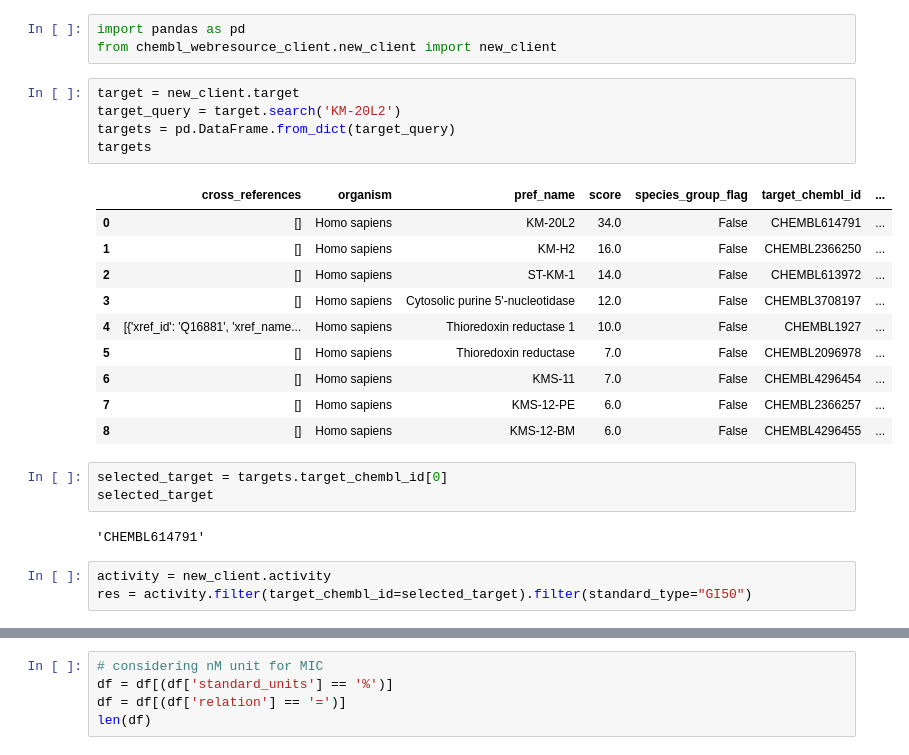
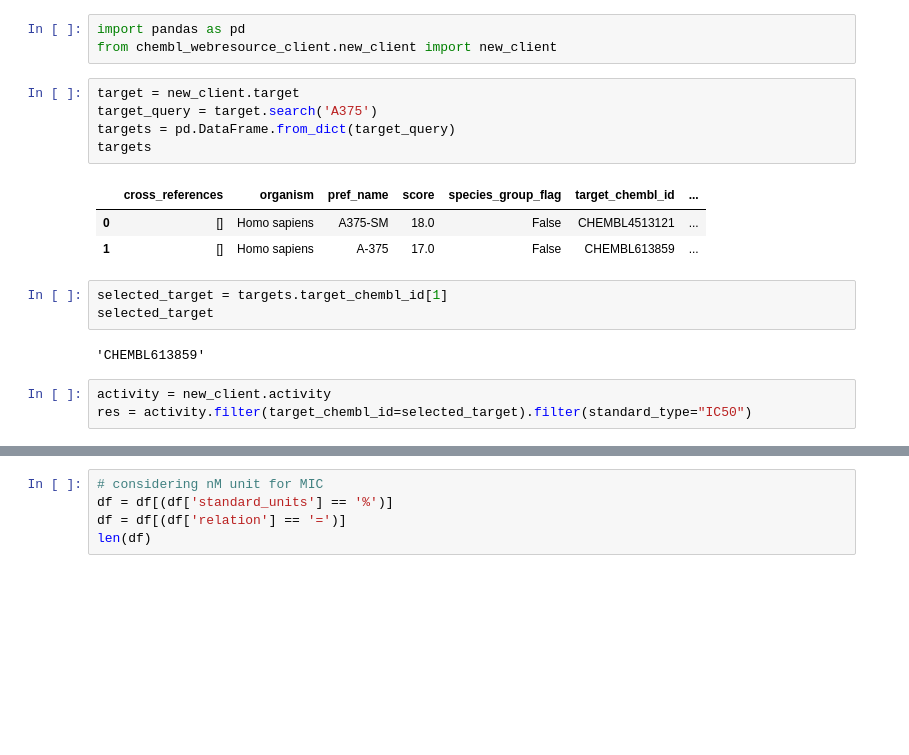
Before and after one commit to Jahan08/Ambertools-CP2K-MM-QM-Biomolecular-Simulation, a Jupyter notebook: Retrieve-Data.ipynb, the cells around one changed output, grey strips where cells are left out. Drawn from its saved outputs; the diff is of its cells as text; blank space fills up the shorter version.

```diff
--- a/Retrieve-Data.ipynb
+++ b/Retrieve-Data.ipynb
@@ -26,28 +26,21 @@ import pandas as pd
 from chembl_webresource_client.new_client import new_client
 # %%
 target = new_client.target
-target_query = target.search('KM-20L2')
+target_query = target.search('A375')
 targets = pd.DataFrame.from_dict(target_query)
 targets
 # %% [output]
 |  | cross_references | organism | pref_name | score | species_group_flag | target_chembl_id | ... |
-| 0 | [] | Homo sapiens | KM-20L2 | 34.0 | False | CHEMBL614791 | ... |
-| 1 | [] | Homo sapiens | KM-H2 | 16.0 | False | CHEMBL2366250 | ... |
-| 2 | [] | Homo sapiens | ST-KM-1 | 14.0 | False | CHEMBL613972 | ... |
-| 3 | [] | Homo sapiens | Cytosolic purine 5'-nucleotidase | 12.0 | False | CHEMBL3708197 | ... |
-| 4 | [{'xref_id': 'Q16881', 'xref_name... | Homo sapiens | Thioredoxin reductase 1 | 10.0 | False | CHEMBL1927 | ... |
-| 5 | [] | Homo sapiens | Thioredoxin reductase | 7.0 | False | CHEMBL2096978 | ... |
-| 6 | [] | Homo sapiens | KMS-11 | 7.0 | False | CHEMBL4296454 | ... |
-| 7 | [] | Homo sapiens | KMS-12-PE | 6.0 | False | CHEMBL2366257 | ... |
-| 8 | [] | Homo sapiens | KMS-12-BM | 6.0 | False | CHEMBL4296455 | ... |
+| 0 | [] | Homo sapiens | A375-SM | 18.0 | False | CHEMBL4513121 | ... |
+| 1 | [] | Homo sapiens | A-375 | 17.0 | False | CHEMBL613859 | ... |
 # %%
-selected_target = targets.target_chembl_id[0]
+selected_target = targets.target_chembl_id[1]
 selected_target
 # %% [output]
-'CHEMBL614791'
+'CHEMBL613859'
 # %%
 activity = new_client.activity
-res = activity.filter(target_chembl_id=selected_target).filter(standard_type="GI50")
+res = activity.filter(target_chembl_id=selected_target).filter(standard_type="IC50")
 # %%
 df = pd.DataFrame.from_dict(res)
 df
```
Also changed, not shown: parts of 6 cells of this notebook.
